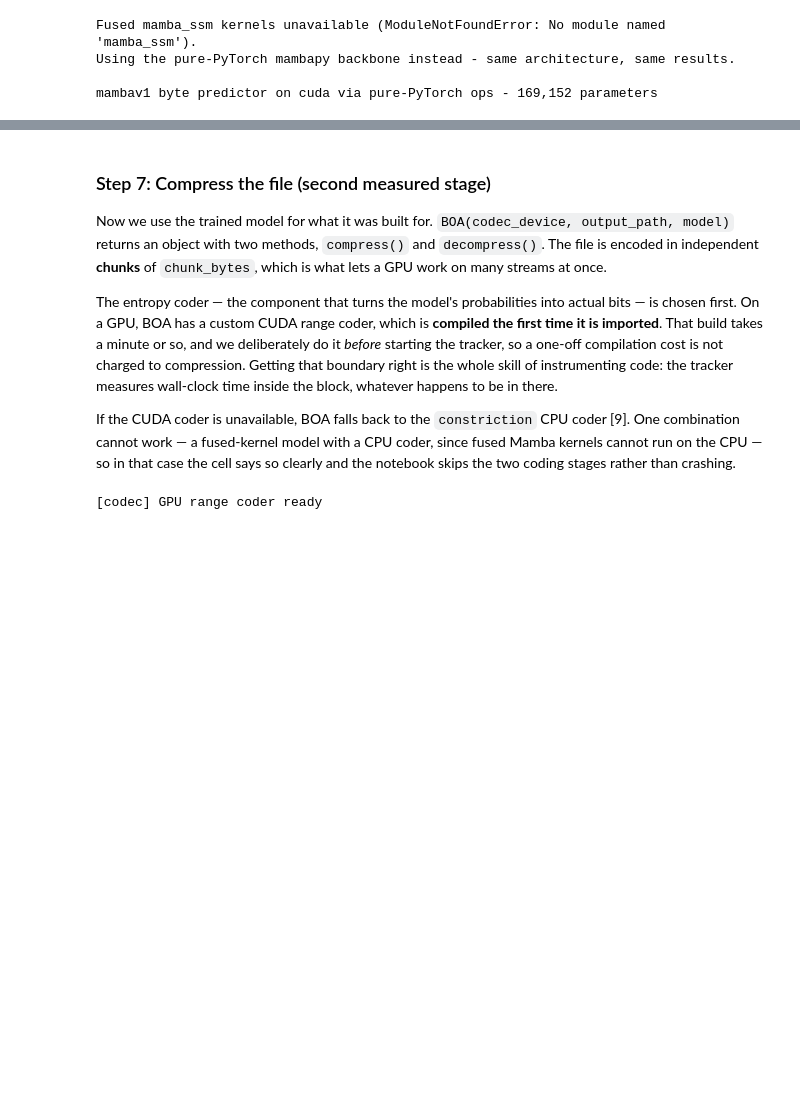
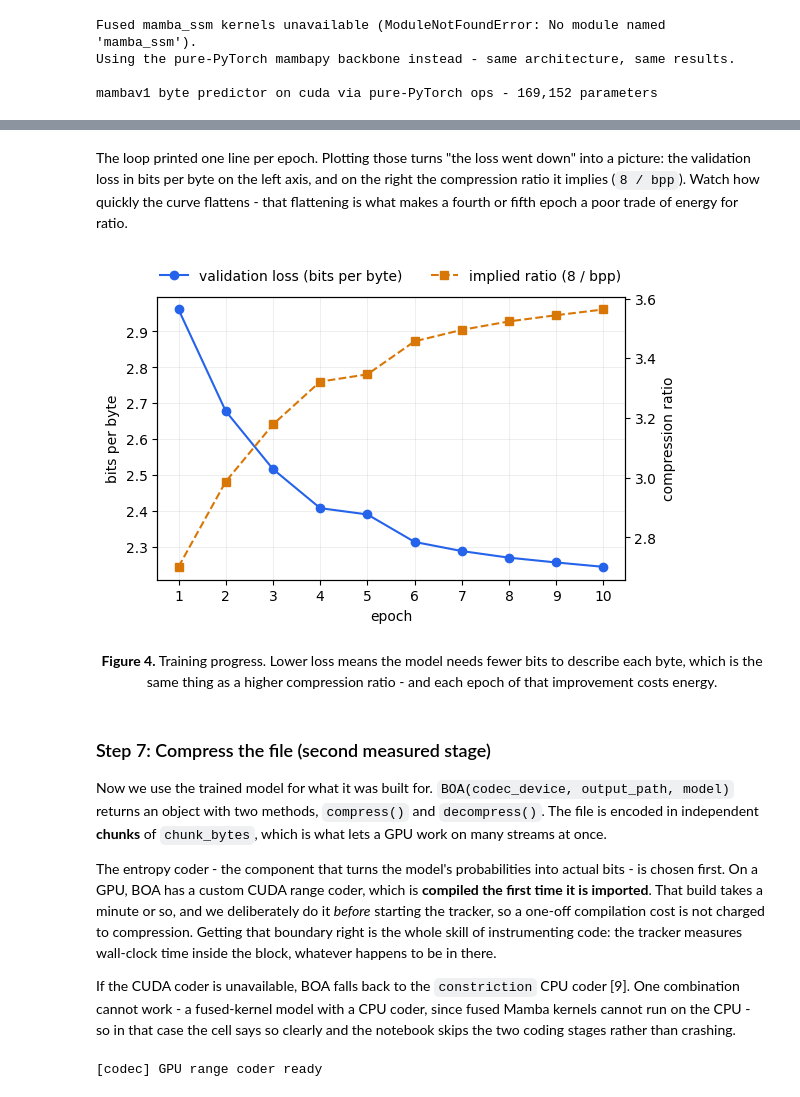
Before and after one commit to HanzilaH/N8CiR-SusTraIN-data-compression-notebooks, a Jupyter notebook: CodeCarbon_Learning_Guide.ipynb, the cells around one changed output, grey strips where cells are left out. Saved outputs shown, nothing was run; the diff lists cells and outputs as text; code cells hidden in the pictures; blank space fills up the shorter version.

```diff
--- a/CodeCarbon_Learning_Guide.ipynb
+++ b/CodeCarbon_Learning_Guide.ipynb
@@ -783,7 +909,11 @@ print(f"train/val/test bytes: {len(train_bytes):,} / {len(val_bytes):,} / {len(t
 optimizer = torch.optim.AdamW(model.parameters(), lr=CONFIG["lr"], weight_decay=0.01)
 criterion = torch.nn.CrossEntropyLoss()
 
-with track("training"):
+# Capture what the training loop prints, so we can plot the loss curve afterwards.
+import io, contextlib
+log = io.StringIO()
+
+with track("training"), contextlib.redirect_stdout(log):
     train(
         model, train_loader, val_loader, test_loader, optimizer, criterion,
         device=DEVICE,
@@ -794,6 +924,8 @@ with track("training"):
         progress=True,
     )
 
+print(log.getvalue())          # replay the training log that was captured above
+
 # train() writes the final weights next to the notebook; keep a copy with the artifacts.
 import shutil
 MODEL_PATH = ARTIFACTS_DIR / f"cms_learning_guide_final_model_{CONFIG['precision']}.pt"
@@ -819,3 +989,36 @@ Model saved to: /content/BOA_carbon_project/artifacts/learning_guide/cms_learnin
+# %% [markdown]
+The loop printed one line per epoch. Plotting those turns "the loss went down" into a picture: the
+validation loss in bits per byte on the left axis, and on the right the compression ratio it implies
+(`8 / bpp`). Watch how quickly the curve flattens - that flattening is what makes a fourth or fifth
+epoch a poor trade of energy for ratio.
+# %%
+import re
+import matplotlib.pyplot as plt
+
+bpp = [float(v) for v in re.findall(r"val bpp=([\d.]+)", log.getvalue())]
+epochs = range(1, len(bpp) + 1)
+
+fig, ax = plt.subplots(figsize=(6.0, 3.6))
+ax.plot(epochs, bpp, "o-", color="#2563eb", label="validation loss (bits per byte)")
+ax.set_xlabel("epoch")
+ax.set_ylabel("bits per byte")
+ax.set_xticks(list(epochs))
+
+ratio = ax.twinx()
+ratio.plot(epochs, [8 / b for b in bpp], "s--", color="#d97706", label="implied ratio (8 / bpp)")
+ratio.set_ylabel("compression ratio")
+
+ax.grid(alpha=0.25, lw=0.6)
+ax.set_axisbelow(True)
+fig.legend(loc="upper center", bbox_to_anchor=(0.5, 1.06), ncol=2, frameon=False)
+fig.tight_layout()
+plt.show()
+# %% [output]
+[figure, added]
+# %% [markdown]
+<center><b>Figure 4.</b> Training progress. Lower loss means the model needs fewer bits to describe
+each byte, which is the same thing as a higher compression ratio - and each epoch of that
+improvement costs energy.</center>
 # %% [markdown]
 ### Step 7: Compress the file  (second measured stage)
 
@@ -823,7 +1026,7 @@ Now we use the trained model for what it was built for. `BOA(codec_device, outpu
 returns an object with two methods, `compress()` and `decompress()`. The file is encoded in
 independent **chunks** of `chunk_bytes`, which is what lets a GPU work on many streams at once.
 
-The entropy coder — the component that turns the model's probabilities into actual bits — is chosen
+The entropy coder - the component that turns the model's probabilities into actual bits - is chosen
 first. On a GPU, BOA has a custom CUDA range coder, which is **compiled the first time it is
 imported**. That build takes a minute or so, and we deliberately do it *before* starting the
 tracker, so a one-off compilation cost is not charged to compression. Getting that boundary right is
@@ -831,8 +1034,8 @@ the whole skill of instrumenting code: the tracker measures wall-clock time insi
 whatever happens to be in there.
 
 If the CUDA coder is unavailable, BOA falls back to the `constriction` CPU coder [9]. One
-combination cannot work — a fused-kernel model with a CPU coder, since fused Mamba kernels cannot
-run on the CPU — so in that case the cell says so clearly and the notebook skips the two coding
+combination cannot work - a fused-kernel model with a CPU coder, since fused Mamba kernels cannot
+run on the CPU - so in that case the cell says so clearly and the notebook skips the two coding
 stages rather than crashing.
 # %%
 import types
```
Also changed, not shown: parts of 56 cells of this notebook, 1 other file.
